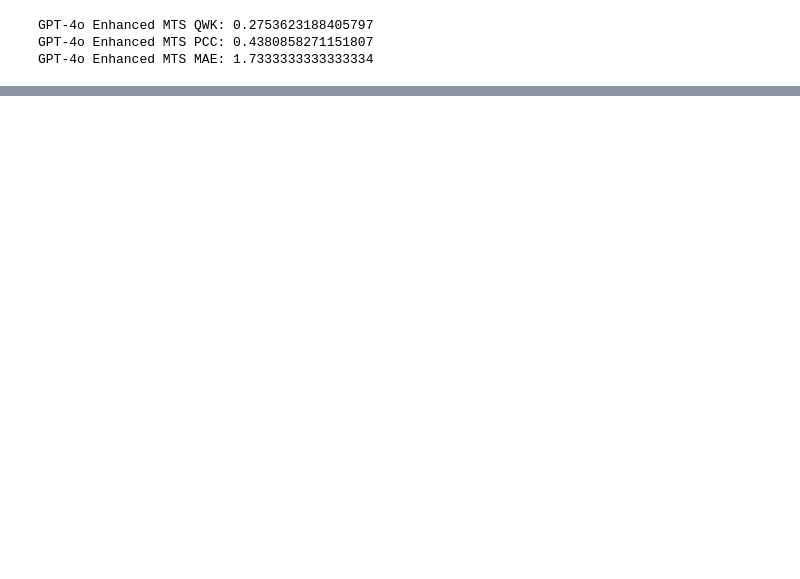
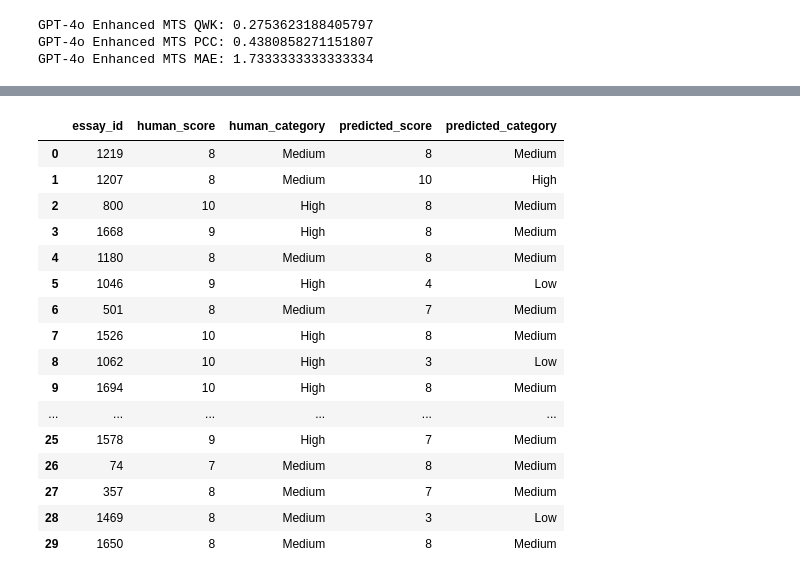
Before and after one commit to MalakSalehh/Thesis-datasets, a Jupyter notebook: GPT4o.ipynb, the cells around one changed output, grey strips where cells are left out. Saved outputs shown, nothing was run; the diff lists cells and outputs as text; code cells hidden in the pictures; blank space fills up the shorter version.

```diff
--- a/GPT4o.ipynb
+++ b/GPT4o.ipynb
@@ -422,0 +660,17 @@ GPT-4o Enhanced MTS MAE: 1.7333333333333334
+# %%
+rubric_text = """
+Essay Prompt:
+Write a letter to your local newspaper stating your opinion on the effects computers have on people and persuade readers to agree with your position.
+
+Rubric:
+1 – Undeveloped response with minimal support.
+2 – Underdeveloped response with weak reasoning.
+3 – Minimally developed argument with limited support.
+4 – Adequate argument with some supporting details.
+5 – Developed argument with clear reasoning and organization.
+6 – Strong persuasive response with well-developed ideas.
+
+Scoring rule:
+Two raters assign scores from 1–6.
+Final score = sum of both scores (2–12).
+"""
@@ -422,0 +712,13 @@ GPT-4o Enhanced MTS MAE: 1.7333333333333334
+# %%
+def parse_cj_direct_output(text):
+    if not isinstance(text, str):
+        return {}
+
+    try:
+        json_match = re.search(r"\{.*\}", text, re.DOTALL)
+        if json_match:
+            return json.loads(json_match.group())
+    except:
+        pass
+
+    return {}
@@ -422,0 +791,28 @@ GPT-4o Enhanced MTS MAE: 1.7333333333333334
+# %%
+results_df = pd.DataFrame(results)
+
+results_df[[
+    "essay_id",
+    "human_score",
+    "human_category",
+    "predicted_score",
+    "predicted_category"
+]]
+# %% [output]
+|  | essay_id | human_score | human_category | predicted_score | predicted_category |
+| 0 | 1219 | 8 | Medium | 8 | Medium |
+| 1 | 1207 | 8 | Medium | 10 | High |
+| 2 | 800 | 10 | High | 8 | Medium |
+| 3 | 1668 | 9 | High | 8 | Medium |
+| 4 | 1180 | 8 | Medium | 8 | Medium |
+| 5 | 1046 | 9 | High | 4 | Low |
+| 6 | 501 | 8 | Medium | 7 | Medium |
+| 7 | 1526 | 10 | High | 8 | Medium |
+| 8 | 1062 | 10 | High | 3 | Low |
+| 9 | 1694 | 10 | High | 8 | Medium |
+| ... | ... | ... | ... | ... | ... |
+| 25 | 1578 | 9 | High | 7 | Medium |
+| 26 | 74 | 7 | Medium | 8 | Medium |
+| 27 | 357 | 8 | Medium | 7 | Medium |
+| 28 | 1469 | 8 | Medium | 3 | Low |
+| 29 | 1650 | 8 | Medium | 8 | Medium |
```
Also changed, not shown: parts of 11 cells of this notebook.
